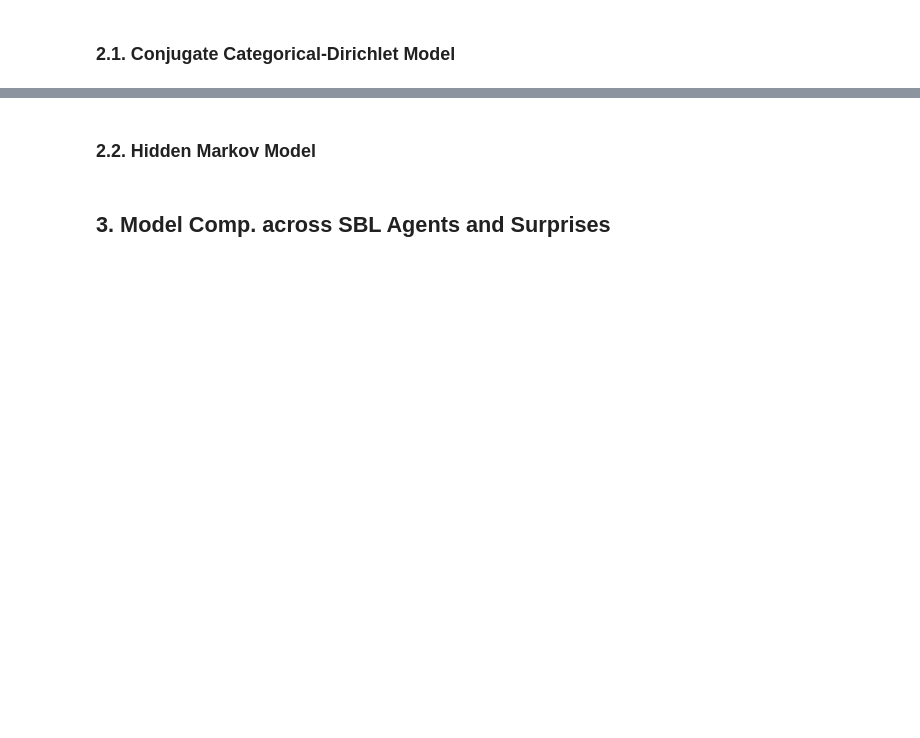
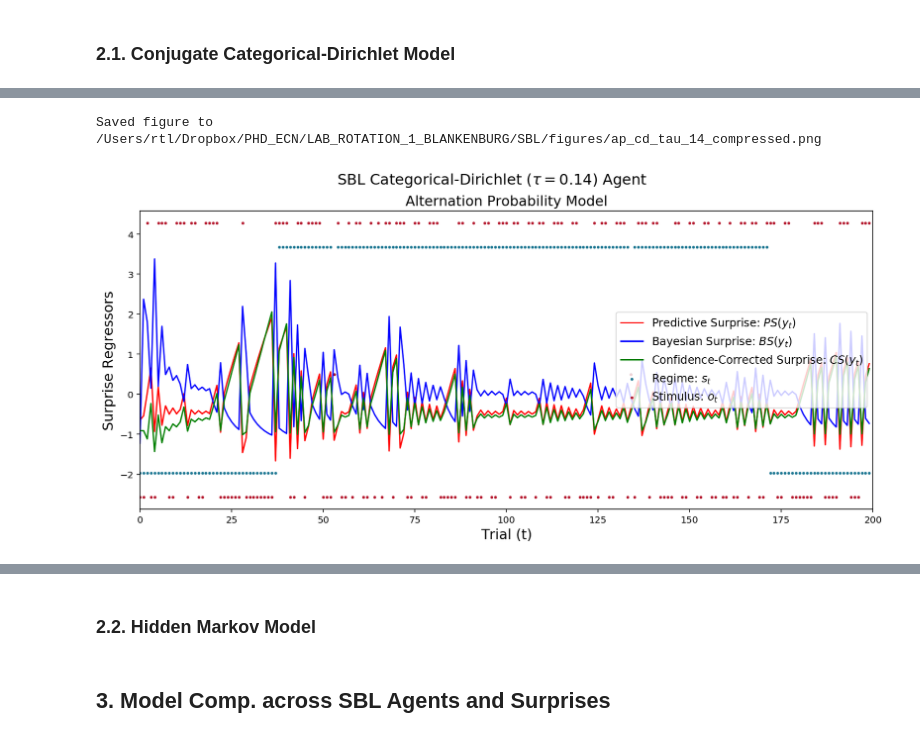
Before and after one commit to RobertTLange/SequentialBayesianLearning, a Jupyter notebook: workspace.ipynb, the cells around one changed output, grey strips where cells are left out. Cells and saved outputs as stored; diff of their text form; code cells hidden in the pictures; blank space fills up the shorter version.

```diff
--- a/workspace.ipynb
+++ b/workspace.ipynb
@@ -235,0 +301,9 @@ Saved figure to /Users/rtl/Dropbox/PHD_ECN/LAB_ROTATION_1_BLANKENBURG/SBL/figure
+# %%
+plot_surprise2(AP_CD_tau, preproc="normalize",
+               sub_t="Alternation Probability Model",
+               title=r"Categorical-Dirichlet ($\tau = 0.14$)",
+               max_t=200,
+               save_fname=fig_dir + "ap_cd_tau_14_compressed.png")
+# %% [output]
+Saved figure to /Users/rtl/Dropbox/PHD_ECN/LAB_ROTATION_1_BLANKENBURG/SBL/figures/ap_cd_tau_14_compressed.png
+[figure, added]
```
Also changed, not shown: parts of 12 cells of this notebook, 14 other files.
